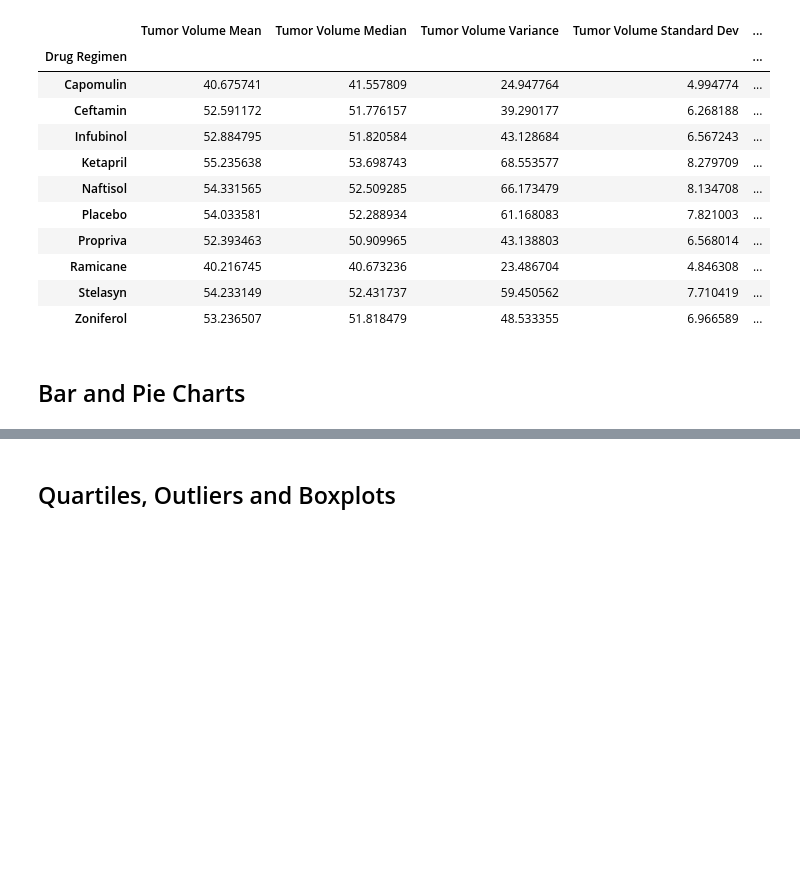
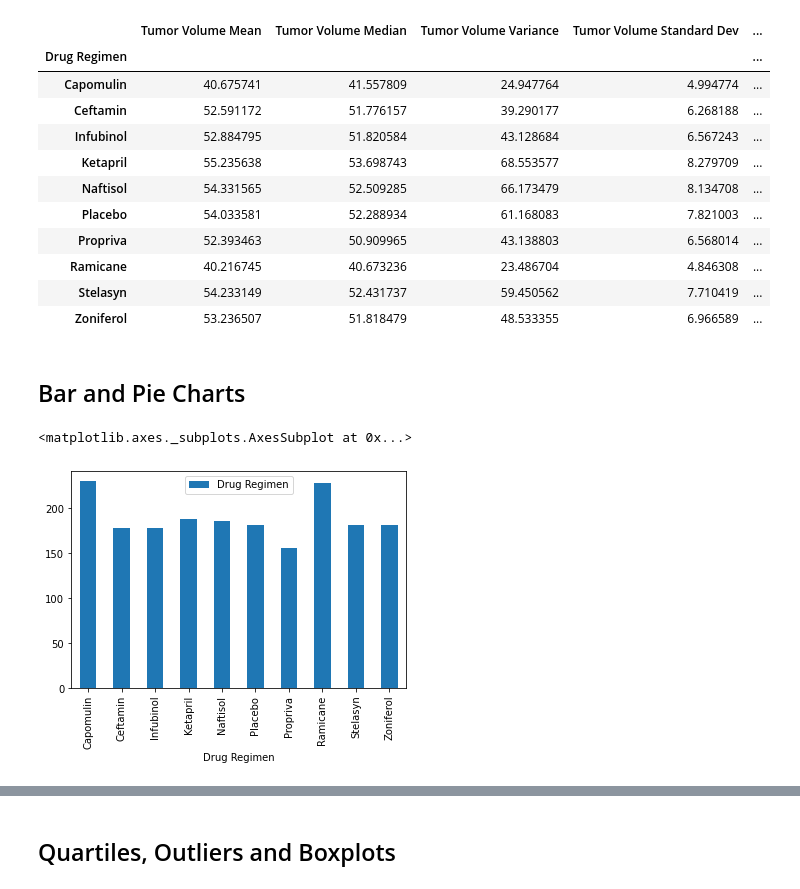
Before and after one commit to NoahGoldstein13/Matplotlib-Challenge, a Jupyter notebook: pymaceuticals_starter.ipynb, the cells around one changed output, grey strips where cells are left out. Cells and saved outputs as stored; diff of their text form; code cells hidden in the pictures; blank space fills up the shorter version.

```diff
--- a/pymaceuticals_starter.ipynb
+++ b/pymaceuticals_starter.ipynb
@@ -122,3 +134,9 @@ summary_stats_df
 ## Bar and Pie Charts
 # %%
 # Generate a bar plot showing the total number of measurements taken on each drug regimen using pandas.
+drug_measurements = clean_mouse_df.groupby("Drug Regimen")["Drug Regimen"].count()
+drug_measurements_df = pd.DataFrame(drug_measurement_df)
+drug_measurements_df.plot.bar()
+# %% [output]
+<matplotlib.axes._subplots.AxesSubplot at 0x...>
+[figure, added]
```
Also changed, not shown: parts of 8 cells of this notebook.
